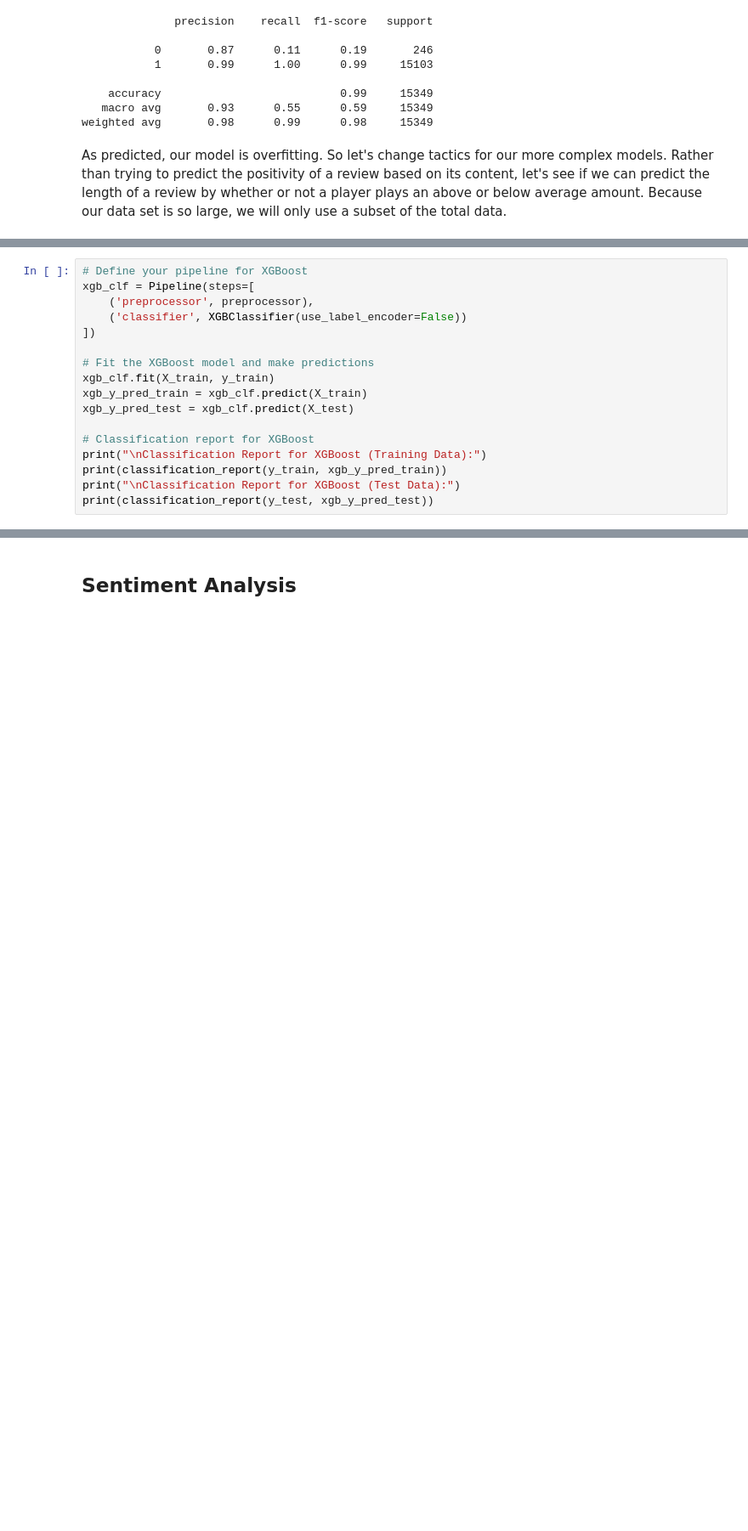
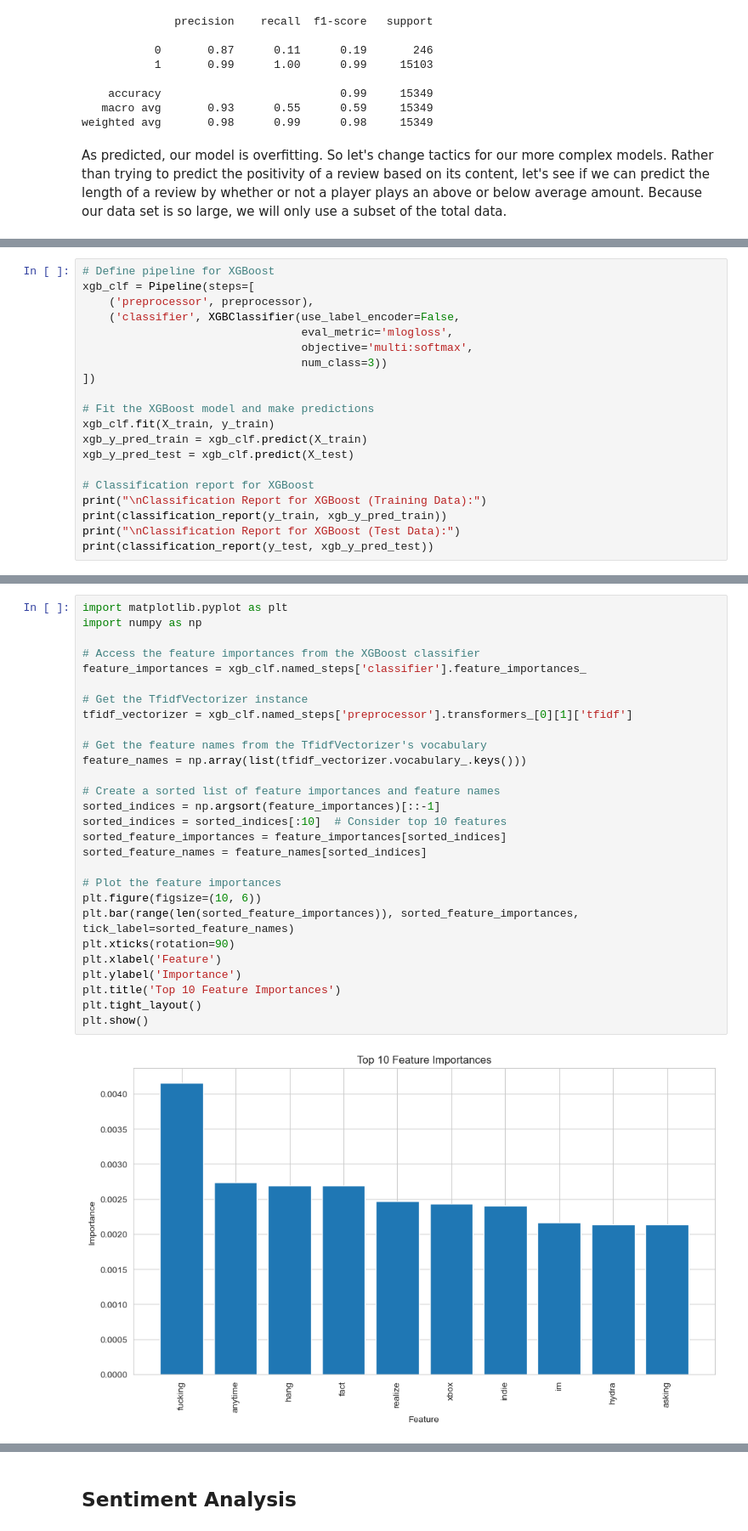
Before and after one commit to jbloewencolon/Steam-Game-Review-Sentiment-Analysis, a Jupyter notebook: Phase 4 Project - Game Sentiment Analyzer.ipynb, the cells around one changed output, grey strips where cells are left out. Shown: that part at 85% size. Cells and saved outputs as stored; diff of their text form; blank space fills up the shorter version.

```diff
--- a/Phase 4 Project - Game Sentiment Analyzer.ipynb
+++ b/Phase 4 Project - Game Sentiment Analyzer.ipynb
@@ -329,8 +313,11 @@ weighted avg       0.77      0.77      0.77     11512
 # %%
-# Define your pipeline for XGBoost
+# Define pipeline for XGBoost
 xgb_clf = Pipeline(steps=[
     ('preprocessor', preprocessor),
-    ('classifier', XGBClassifier(use_label_encoder=False))
+    ('classifier', XGBClassifier(use_label_encoder=False,
+                                 eval_metric='mlogloss',
+                                 objective='multi:softmax',
+                                 num_class=3))
 ])
 
 # Fit the XGBoost model and make predictions
@@ -417,0 +407,30 @@ Oh no! It looks like our tuning actually led to worse results! Let's just stick
+# %%
+import matplotlib.pyplot as plt
+import numpy as np
+
+# Access the feature importances from the XGBoost classifier
+feature_importances = xgb_clf.named_steps['classifier'].feature_importances_
+
+# Get the TfidfVectorizer instance
+tfidf_vectorizer = xgb_clf.named_steps['preprocessor'].transformers_[0][1]['tfidf']
+
+# Get the feature names from the TfidfVectorizer's vocabulary
+feature_names = np.array(list(tfidf_vectorizer.vocabulary_.keys()))
+
+# Create a sorted list of feature importances and feature names
+sorted_indices = np.argsort(feature_importances)[::-1]
+sorted_indices = sorted_indices[:10]  # Consider top 10 features
+sorted_feature_importances = feature_importances[sorted_indices]
+sorted_feature_names = feature_names[sorted_indices]
+
+# Plot the feature importances
+plt.figure(figsize=(10, 6))
+plt.bar(range(len(sorted_feature_importances)), sorted_feature_importances, tick_label=sorted_feature_names)
+plt.xticks(rotation=90)
+plt.xlabel('Feature')
+plt.ylabel('Importance')
+plt.title('Top 10 Feature Importances')
+plt.tight_layout()
+plt.show()
+# %% [output]
+[figure, added]
```
Also changed, not shown: parts of 28 cells of this notebook.
